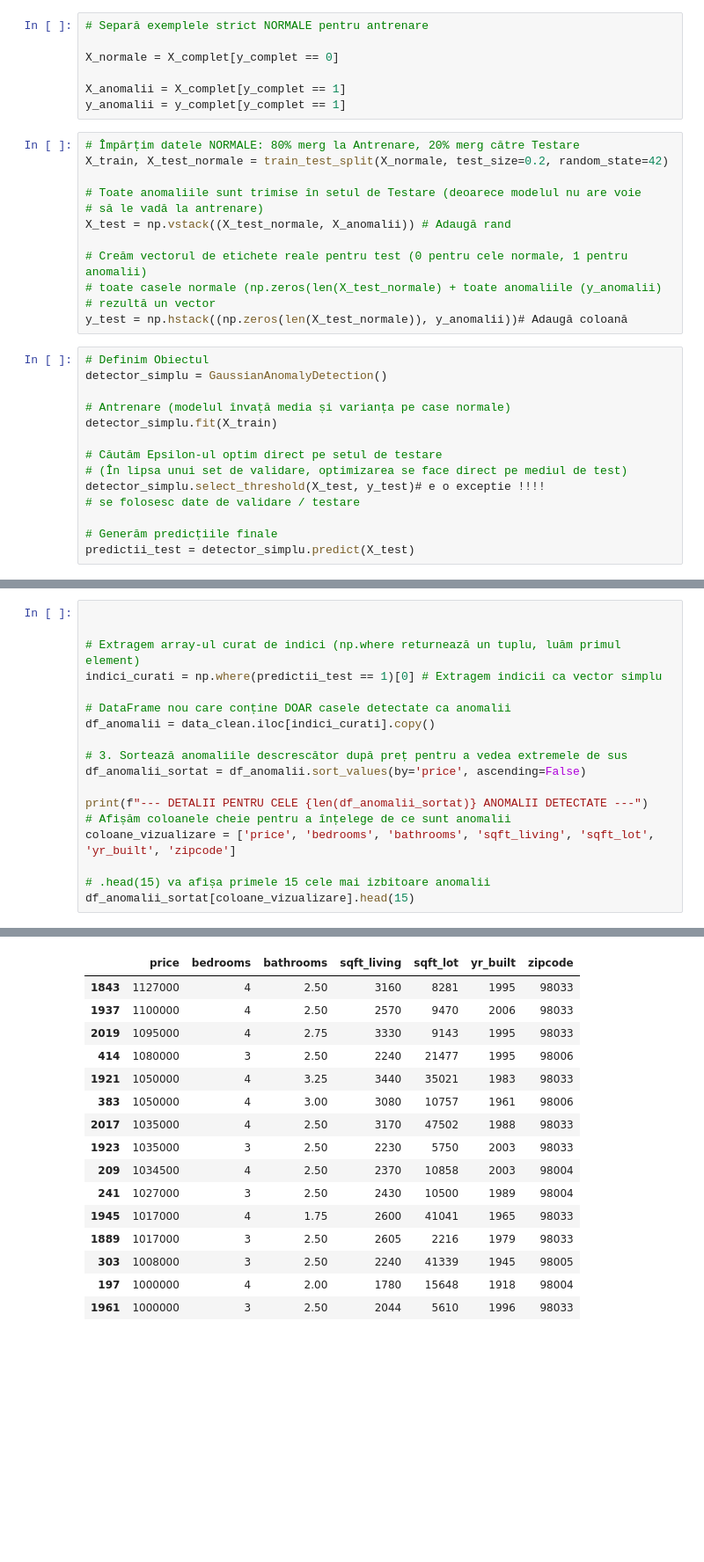
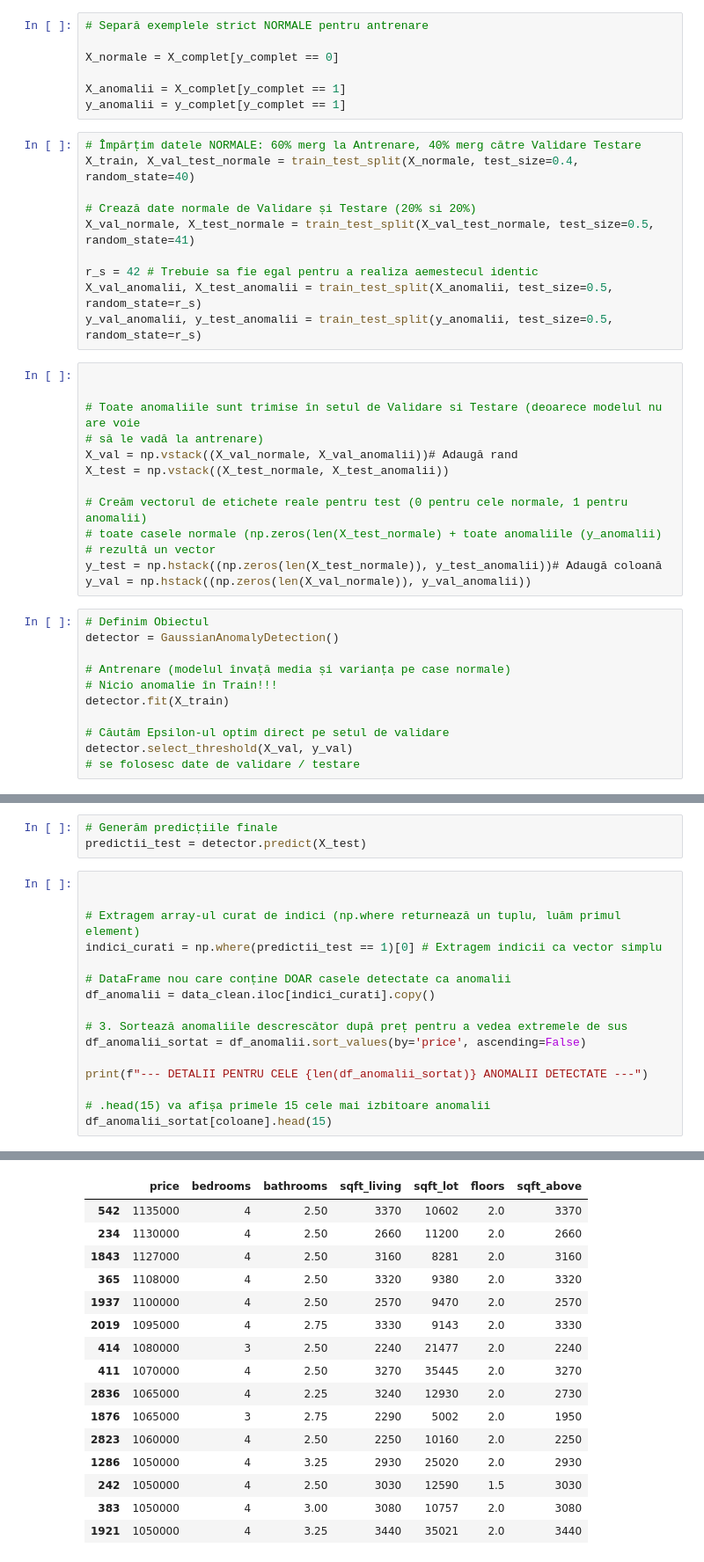
Before and after one commit to tot-alin/zero-to-ml-hero, a Jupyter notebook: 8 Anomaly detection.ipynb, the cells around one changed output, grey strips where cells are left out. Shown at 88% size. Saved outputs shown, nothing was run; the diff lists cells and outputs as text; blank space fills up the shorter version.

```diff
--- a/8 Anomaly detection.ipynb
+++ b/8 Anomaly detection.ipynb
@@ -283,31 +282,39 @@ X_normale = X_complet[y_complet == 0]
 
 X_anomalii = X_complet[y_complet == 1]
 y_anomalii = y_complet[y_complet == 1]
+# %%
+# Împărțim datele NORMALE: 60% merg la Antrenare, 40% merg către Validare Testare
+X_train, X_val_test_normale = train_test_split(X_normale, test_size=0.4, random_state=40)
+
+# Crează date normale de Validare și Testare (20% si 20%)
+X_val_normale, X_test_normale = train_test_split(X_val_test_normale, test_size=0.5, random_state=41)
+
+r_s = 42 # Trebuie sa fie egal pentru a realiza aemestecul identic
+X_val_anomalii, X_test_anomalii = train_test_split(X_anomalii, test_size=0.5, random_state=r_s)
+y_val_anomalii, y_test_anomalii = train_test_split(y_anomalii, test_size=0.5, random_state=r_s)
 # %%
-# Împărțim datele NORMALE: 80% merg la Antrenare, 20% merg către Testare
-X_train, X_test_normale = train_test_split(X_normale, test_size=0.2, random_state=42)
 
-# Toate anomaliile sunt trimise în setul de Testare (deoarece modelul nu are voie
+
+# Toate anomaliile sunt trimise în setul de Validare si Testare (deoarece modelul nu are voie
 # să le vadă la antrenare)
-X_test = np.vstack((X_test_normale, X_anomalii)) # Adaugă rand
+X_val = np.vstack((X_val_normale, X_val_anomalii))# Adaugă rand
+X_test = np.vstack((X_test_normale, X_test_anomalii))
 
 # Creăm vectorul de etichete reale pentru test (0 pentru cele normale, 1 pentru anomalii)
 # toate casele normale (np.zeros(len(X_test_normale) + toate anomaliile (y_anomalii)
 # rezultă un vector
-y_test = np.hstack((np.zeros(len(X_test_normale)), y_anomalii))# Adaugă coloană
+y_test = np.hstack((np.zeros(len(X_test_normale)), y_test_anomalii))# Adaugă coloană
+y_val = np.hstack((np.zeros(len(X_val_normale)), y_val_anomalii))
 # %%
 # Definim Obiectul
-detector_simplu = GaussianAnomalyDetection()
+detector = GaussianAnomalyDetection()
 
 # Antrenare (modelul învață media și varianța pe case normale)
-detector_simplu.fit(X_train)
+# Nicio anomalie în Train!!!
+detector.fit(X_train)
 
-# Căutăm Epsilon-ul optim direct pe setul de testare
-# (În lipsa unui set de validare, optimizarea se face direct pe mediul de test)
-detector_simplu.select_threshold(X_test, y_test)# e o exceptie !!!!
+# Căutăm Epsilon-ul optim direct pe setul de validare
+detector.select_threshold(X_val, y_val)
 # se folosesc date de validare / testare
-
-# Generăm predicțiile finale
-predictii_test = detector_simplu.predict(X_test)
 # %% [output]
 --- Faza de Validare Finalizată ---
@@ -316,3 +323,6 @@ best_f1: 0.4717
+# %%
+# Generăm predicțiile finale
+predictii_test = detector.predict(X_test)
 # %%
 
 
@@ -326,9 +336,7 @@ df_anomalii = data_clean.iloc[indici_curati].copy()
 df_anomalii_sortat = df_anomalii.sort_values(by='price', ascending=False)
 
 print(f"--- DETALII PENTRU CELE {len(df_anomalii_sortat)} ANOMALII DETECTATE ---")
-# Afișăm coloanele cheie pentru a înțelege de ce sunt anomalii
-coloane_vizualizare = ['price', 'bedrooms', 'bathrooms', 'sqft_living', 'sqft_lot', 'yr_built', 'zipcode']
 
 # .head(15) va afișa primele 15 cele mai izbitoare anomalii
-df_anomalii_sortat[coloane_vizualizare].head(15)
+df_anomalii_sortat[coloane].head(15)
 # %% [output]
@@ -336,19 +344,19 @@ df_anomalii_sortat[coloane_vizualizare].head(15)
-|  | price | bedrooms | bathrooms | sqft_living | sqft_lot | yr_built | zipcode |
-| 1843 | 1127000 | 4 | 2.50 | 3160 | 8281 | 1995 | 98033 |
-| 1937 | 1100000 | 4 | 2.50 | 2570 | 9470 | 2006 | 98033 |
-| 2019 | 1095000 | 4 | 2.75 | 3330 | 9143 | 1995 | 98033 |
-| 414 | 1080000 | 3 | 2.50 | 2240 | 21477 | 1995 | 98006 |
-| 1921 | 1050000 | 4 | 3.25 | 3440 | 35021 | 1983 | 98033 |
-| 383 | 1050000 | 4 | 3.00 | 3080 | 10757 | 1961 | 98006 |
-| 2017 | 1035000 | 4 | 2.50 | 3170 | 47502 | 1988 | 98033 |
-| 1923 | 1035000 | 3 | 2.50 | 2230 | 5750 | 2003 | 98033 |
-| 209 | 1034500 | 4 | 2.50 | 2370 | 10858 | 2003 | 98004 |
-| 241 | 1027000 | 3 | 2.50 | 2430 | 10500 | 1989 | 98004 |
-| 1945 | 1017000 | 4 | 1.75 | 2600 | 41041 | 1965 | 98033 |
-| 1889 | 1017000 | 3 | 2.50 | 2605 | 2216 | 1979 | 98033 |
-| 303 | 1008000 | 3 | 2.50 | 2240 | 41339 | 1945 | 98005 |
-| 197 | 1000000 | 4 | 2.00 | 1780 | 15648 | 1918 | 98004 |
-| 1961 | 1000000 | 3 | 2.50 | 2044 | 5610 | 1996 | 98033 |
+|  | price | bedrooms | bathrooms | sqft_living | sqft_lot | floors | sqft_above |
+| 542 | 1135000 | 4 | 2.50 | 3370 | 10602 | 2.0 | 3370 |
+| 234 | 1130000 | 4 | 2.50 | 2660 | 11200 | 2.0 | 2660 |
+| 1843 | 1127000 | 4 | 2.50 | 3160 | 8281 | 2.0 | 3160 |
+| 365 | 1108000 | 4 | 2.50 | 3320 | 9380 | 2.0 | 3320 |
+| 1937 | 1100000 | 4 | 2.50 | 2570 | 9470 | 2.0 | 2570 |
+| 2019 | 1095000 | 4 | 2.75 | 3330 | 9143 | 2.0 | 3330 |
+| 414 | 1080000 | 3 | 2.50 | 2240 | 21477 | 2.0 | 2240 |
+| 411 | 1070000 | 4 | 2.50 | 3270 | 35445 | 2.0 | 3270 |
+| 2836 | 1065000 | 4 | 2.25 | 3240 | 12930 | 2.0 | 2730 |
+| 1876 | 1065000 | 3 | 2.75 | 2290 | 5002 | 2.0 | 1950 |
+| 2823 | 1060000 | 4 | 2.50 | 2250 | 10160 | 2.0 | 2250 |
+| 1286 | 1050000 | 4 | 3.25 | 2930 | 25020 | 2.0 | 2930 |
+| 242 | 1050000 | 4 | 2.50 | 3030 | 12590 | 1.5 | 3030 |
+| 383 | 1050000 | 4 | 3.00 | 3080 | 10757 | 2.0 | 3080 |
+| 1921 | 1050000 | 4 | 3.25 | 3440 | 35021 | 2.0 | 3440 |
 # %%
 # Configurăm dimensiunea graficului
 plt.figure(figsize=(12, 7))
```
Also changed, not shown: parts of 7 cells of this notebook.
